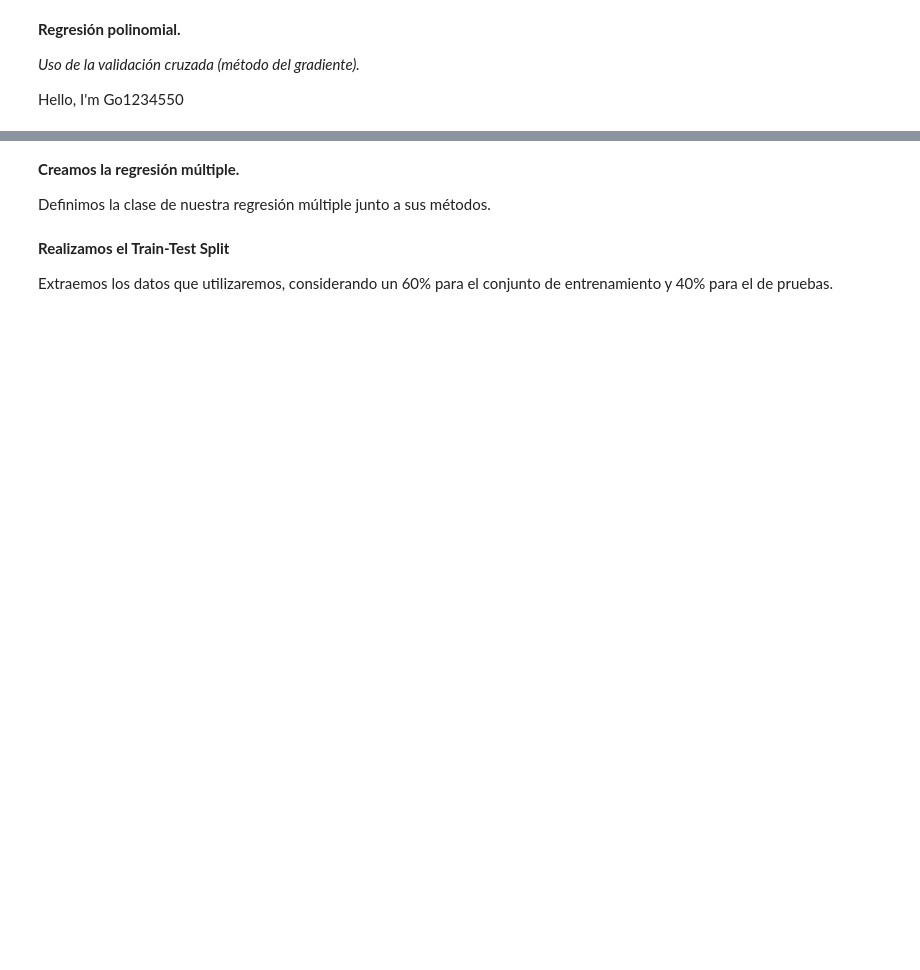
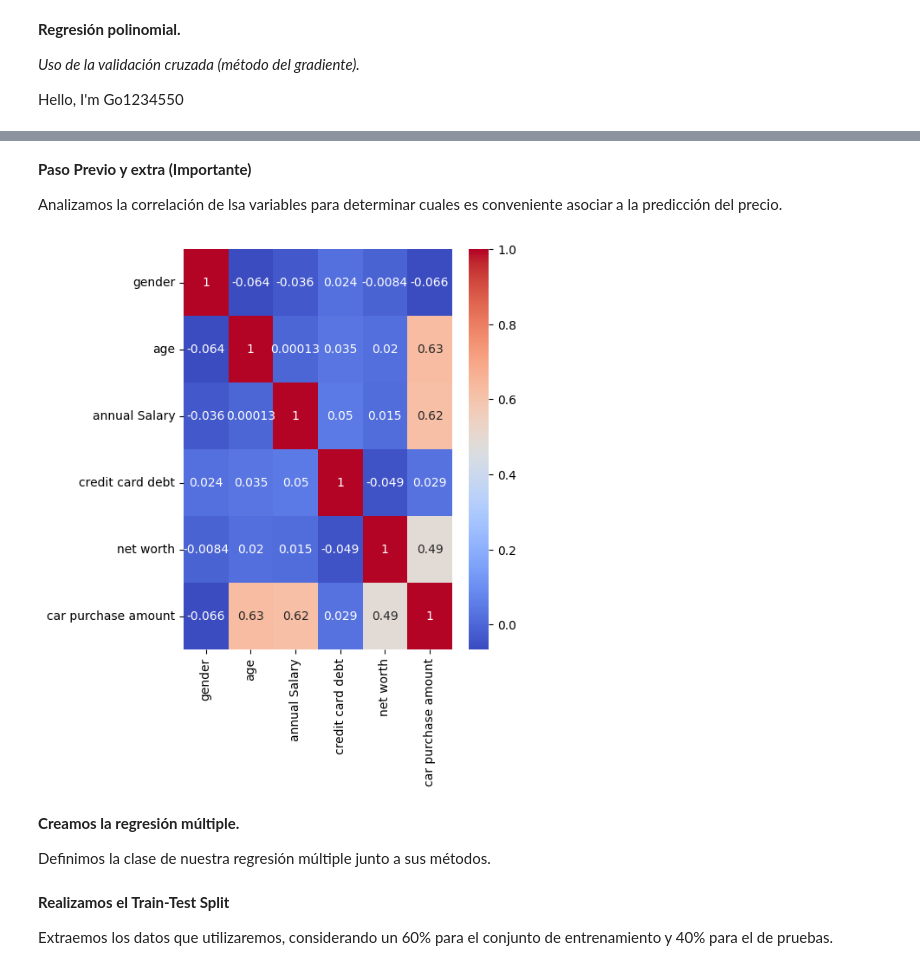
Before and after one commit to AlejandroVillasenor/MachineLearning, a Jupyter notebook: PolynomialRegression/PolRegressionCrossVal.ipynb, the cells around one changed output, grey strips where cells are left out. Drawn from its saved outputs; the diff is of its cells as text; code cells hidden in the pictures; blank space fills up the shorter version.

```diff
--- a/PolynomialRegression/PolRegressionCrossVal.ipynb
+++ b/PolynomialRegression/PolRegressionCrossVal.ipynb
@@ -42,3 +43,16 @@ full_data_file
+# %% [markdown]
+**Paso Previo y extra (Importante)**
+
+Analizamos la correlación de lsa variables para determinar cuales es conveniente asociar a la predicción del precio.
+# %%
+#Analizamos la correlación entre las variables de nuestro dataset
+plt.figure(figsize=(5, 6))
+#usa todas las columnas
+varsHeader = pd.read_csv('car_purchasing.csv', header=0, usecols=[3,4,5,6,7,8], encoding='latin-1')
+sns.heatmap(varsHeader.corr(), annot=True, cmap='coolwarm')
+plt.show()
+# %% [output]
+[figure, added]
 # %% [markdown]
 **Creamos la regresión múltiple.**
 
```
Also changed, not shown: parts of 11 cells of this notebook, 3 other files.
